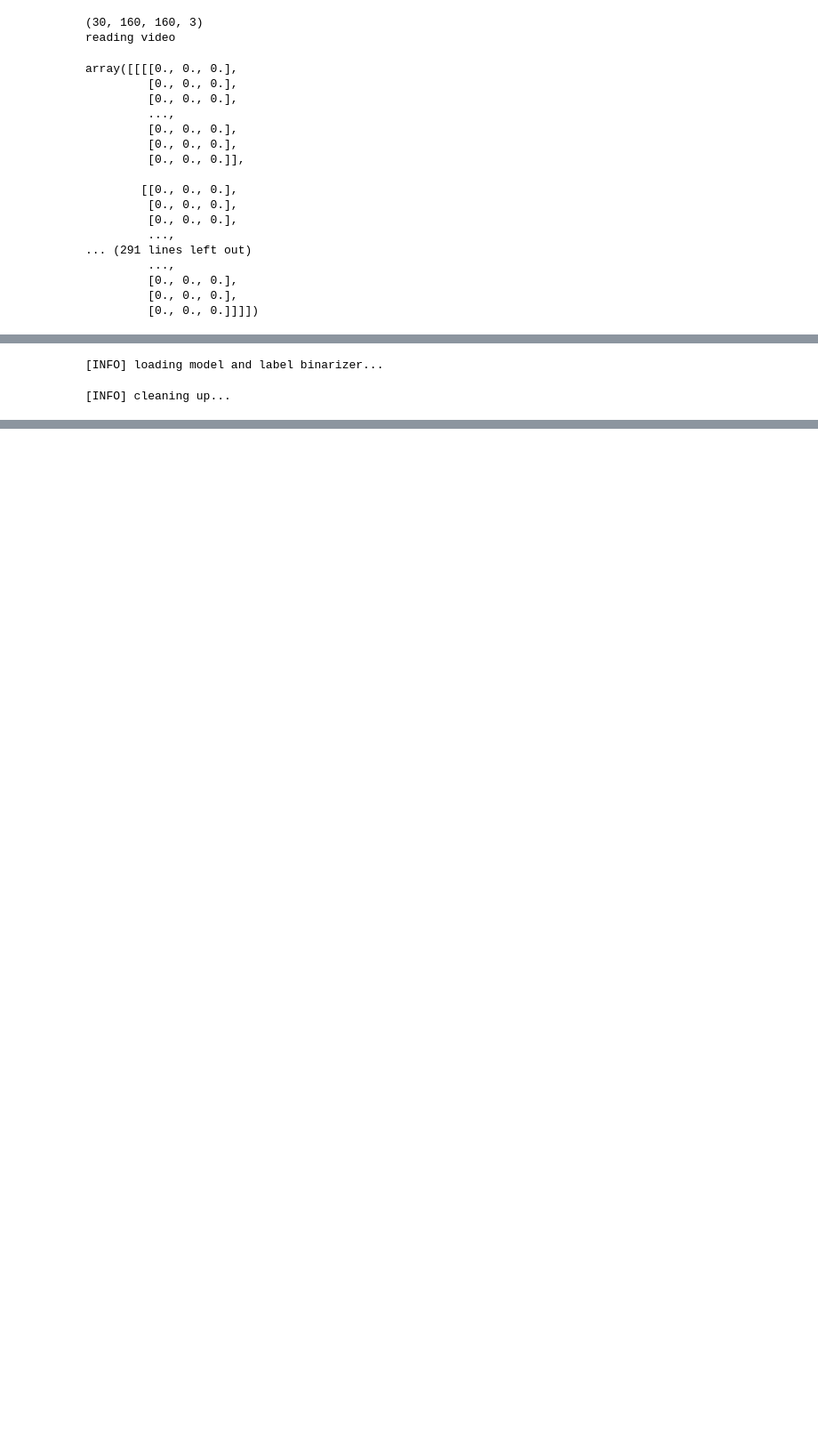
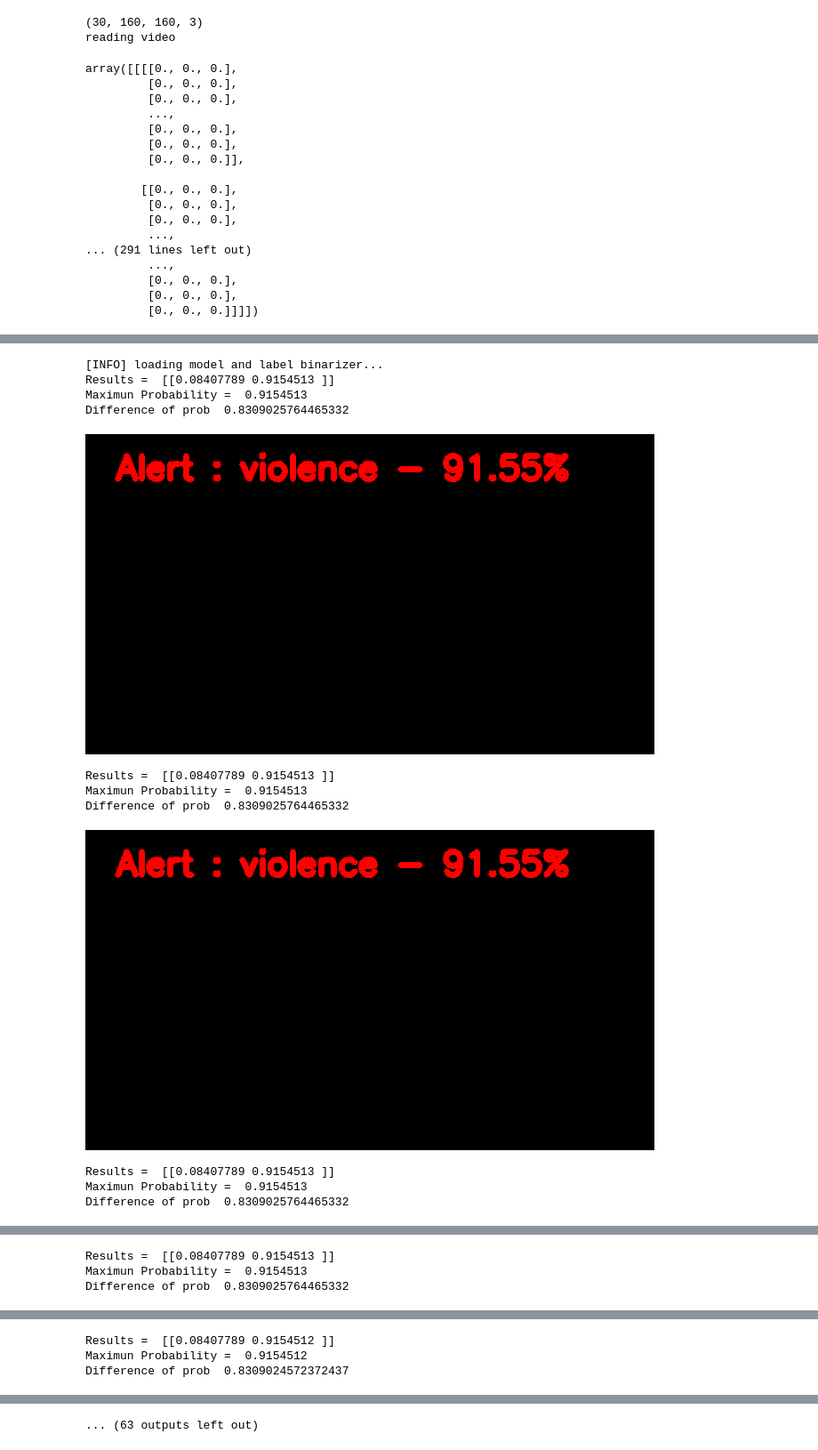
Before and after one commit to mircocrit/LSTM-Violence-Detection, a Jupyter notebook: Violence_detection.ipynb, the cells around one changed output, grey strips where cells are left out. Shown at 89% size. Drawn from its saved outputs; the diff is of its cells as text; code cells hidden in the pictures; blank space fills up the shorter version.

```diff
--- a/Violence_detection.ipynb
+++ b/Violence_detection.ipynb
@@ -56,7 +48,7 @@ def souhaiel_model(tf,wgts='fightw.hdfs'):
     model.add(layers.Dense(512, activation='relu'))
     model.add(layers.Dropout(0.3))
     model.add(layers.Dense(num_classes, activation="sigmoid"))
-    adam = optimizers.Adam(lr=0.0005, beta_1=0.9, beta_2=0.999, epsilon=1e-08)
+    adam = optimizers.Adam(learning_rate=0.0005, beta_1=0.9, beta_2=0.999, epsilon=1e-08)
     model.load_weights(wgts)
     rms = optimizers.RMSprop()
     model.compile(loss='binary_crossentropy', optimizer=adam, metrics=["accuracy"])
@@ -234,30 +229,35 @@ Trainable params: 21,614,512
 Non-trainable params: 0
 _________________________________________________________________
 None
-# %%
-args = {
-  "input": "Blindinglights.mp4",
-  "size": 128,
-  "output": "prova.mp4"
-}
-
-
-# load the trained model and label binarizer from disk
-print("[INFO] loading model and label binarizer...")
-model = model1
-# initialize the image mean for mean subtraction along with the
-# predictions queue
-#mean = np.array([123.68, 116.779, 103.939][::1], dtype="float32")
-Q = deque(maxlen=args["size"])
-# %% [output]
-[INFO] loading model and label binarizer...
 # %%
+ from google.colab.patches import cv2_imshow
 
+args = {
+  "input": "fight.avi",
+  "size": 128,
+  "output": "prova.mp4"
+}
+
+model1 = souhaiel_model(tf)
+# construct the argument parser and parse the arguments
+#ap = argparse.ArgumentParser()
+#ap.add_argument("-i", "--input", required=True,	help="path to our input video")
+#ap.add_argument("-o", "--output", required=True,	help="path to our output video")
+#ap.add_argument("-s", "--size", type=int, default=128,	help="size of queue for averaging")
+#args = vars(ap.parse_args())
+
+# load the trained model and label binarizer from disk
+print("[INFO] loading model and label binarizer...")
+model = model1
+# initialize the image mean for mean subtraction along with the
+# predictions queue
+#mean = np.array([123.68, 116.779, 103.939][::1], dtype="float32")
+Q = deque(maxlen=args["size"])
 
 # initialize the video stream, pointer to output video file, and
 # frame dimensions
 vs = cv2.VideoCapture(args["input"])
-vc=cv2.VideoCapture('weeknd1.mp4')
+vc=cv2.VideoCapture('Blindinglights.mp4')
 fps = vs.get(cv2.CAP_PROP_FPS)
 writer = None
 (W, H) = (None, None)
@@ -351,33 +351,44 @@ while True:
         cv2.putText(output, text, (35, 50), cv2.FONT_HERSHEY_SIMPLEX, 1.25, (0, 0, 255), 5)
 #		if label != prelabel:
 #			client.messages.create(to="<+country code>< receiver mobile number>", #for example +918255555555
 #                       from_="+180840084XX", #sender number can be coped from twilo
 #                       body='\n'+ str(text) +'\n Satellite: ' + str(camid) + '\n Orbit: ' + location)
 
 
 
 	# check if the video writer is None
     if writer is None:
 	    # initialize our video writer
         fourcc = cv2.VideoWriter_fourcc(*"MJPG")
         writer = cv2.VideoWriter(args["output"], fourcc, 27.0,
 			(W, H), True)
 
 	# write the output frame to disk
     writer.write(output)
 
 	# show the output image
-    cv2.imshow("Output", output)
+    cv2_imshow(output)
     key = cv2.waitKey(1) & 0xFF
 
 	# if the `q` key was pressed, break from the loop
     if key == ord("q"):
         break
 #print('Frame count', framecount)
 # release the file pointers
 print("[INFO] cleaning up...")
-#writer.release()
+writer.release()
 vs.release()
 vc.release()
 # %% [output]
-[INFO] cleaning up...
+[INFO] loading model and label binarizer...
+Results =  [[0.08407789 0.9154513 ]]
+Maximun Probability =  0.9154513
+Difference of prob  0.8309025764465332
+[figure, added]
+Results =  [[0.08407789 0.9154513 ]]
+Maximun Probability =  0.9154513
+Difference of prob  0.8309025764465332
+[figure, added]
+Results =  [[0.08407789 0.9154513 ]]
+Maximun Probability =  0.9154513
+Difference of prob  0.8309025764465332
@@ -383,0 +396,3 @@ vc.release()
+Results =  [[0.08407789 0.9154513 ]]
+Maximun Probability =  0.9154513
+Difference of prob  0.8309025764465332
@@ -383,0 +400,3 @@ vc.release()
+Results =  [[0.08407789 0.9154512 ]]
+Maximun Probability =  0.9154512
+Difference of prob  0.8309024572372437
@@ -383,0 +408 @@ vc.release()
+... (63 outputs left out)
```
Also changed, not shown: parts of 13 cells of this notebook.
